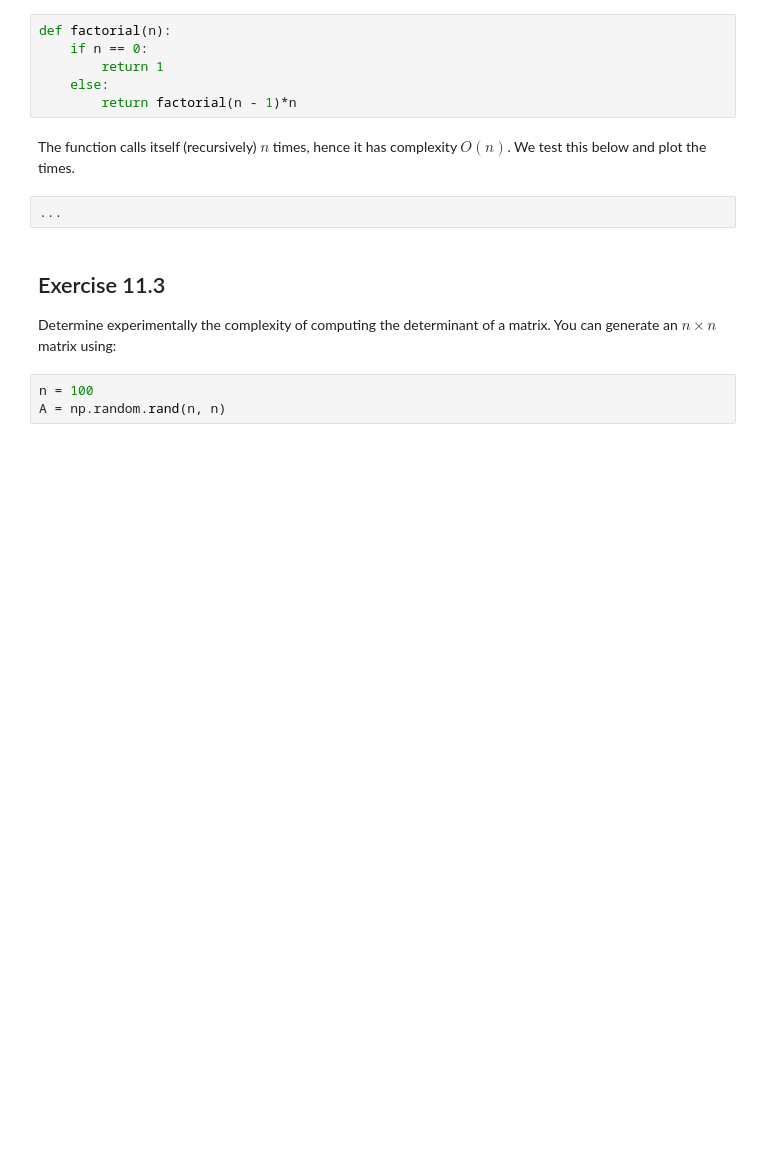
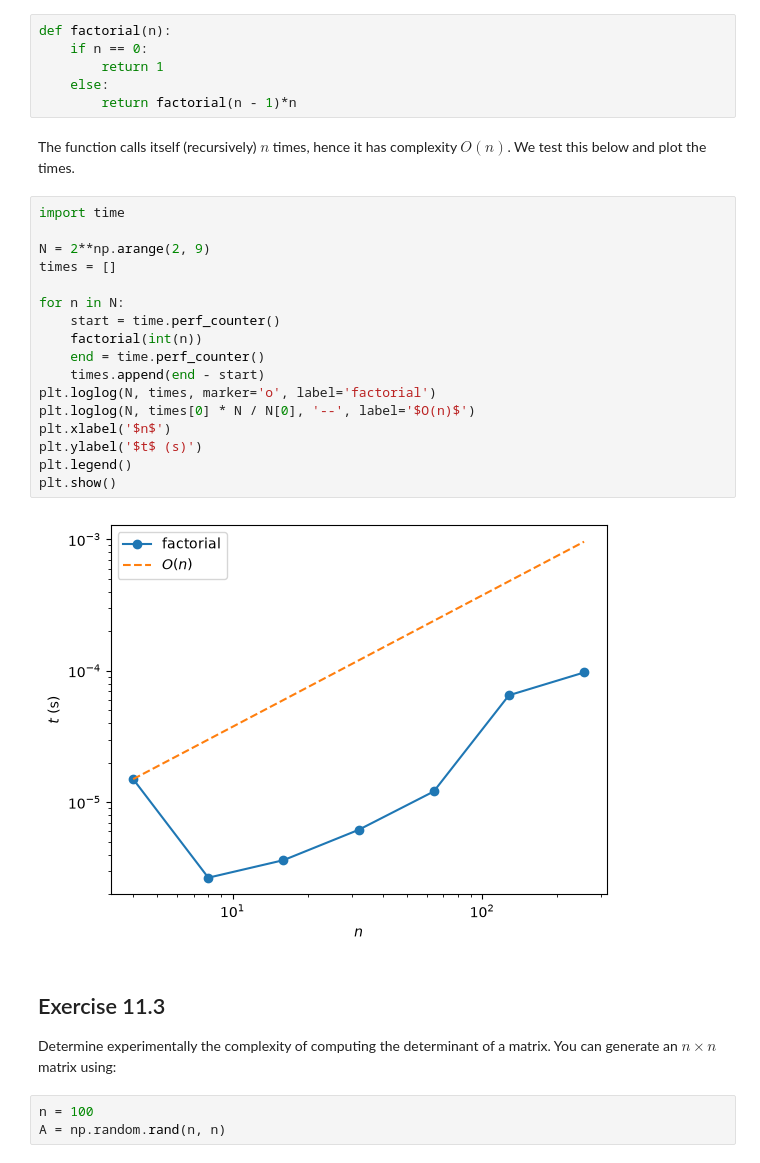
Before and after one commit to monesy556/PartIA-Computing-Michaelmas, a Jupyter notebook: Exercises/11 Exercises.ipynb, the cells around one changed output. Drawn from its saved outputs; the diff is of its cells as text; blank space fills up the shorter version.

```diff
--- a/Exercises/11 Exercises.ipynb
+++ b/Exercises/11 Exercises.ipynb
@@ -41,8 +41,25 @@ def factorial(n):
 # %% [markdown]
 The function calls itself (recursively) $n$ times, hence it has complexity $O(n)$. We test this below and plot
 the times.
-# %%
-...
+# %%
+import time
+
+N = 2**np.arange(2, 9)
+times = []
+
+for n in N:
+    start = time.perf_counter()
+    factorial(int(n))
+    end = time.perf_counter()
+    times.append(end - start)
+plt.loglog(N, times, marker='o', label='factorial')
+plt.loglog(N, times[0] * N / N[0], '--', label='$O(n)$')
+plt.xlabel('$n$')
+plt.ylabel('$t$ (s)')
+plt.legend()
+plt.show()
+# %% [output]
+[figure, added]
 # %% [markdown]
 ## Exercise 11.3
 
```
Also changed, not shown: parts of 3 cells of this notebook, 4 other files.
